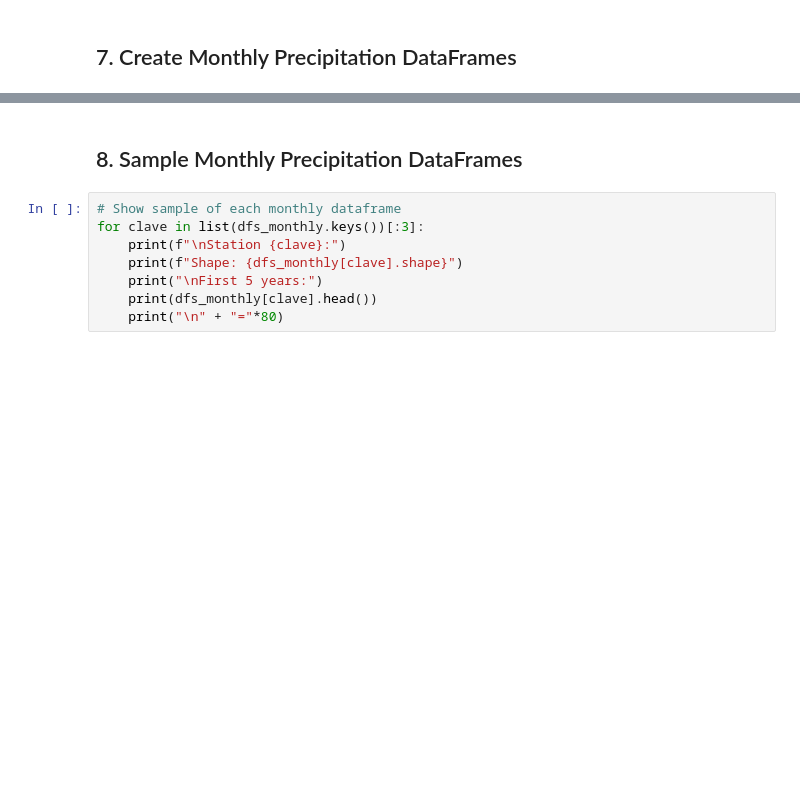
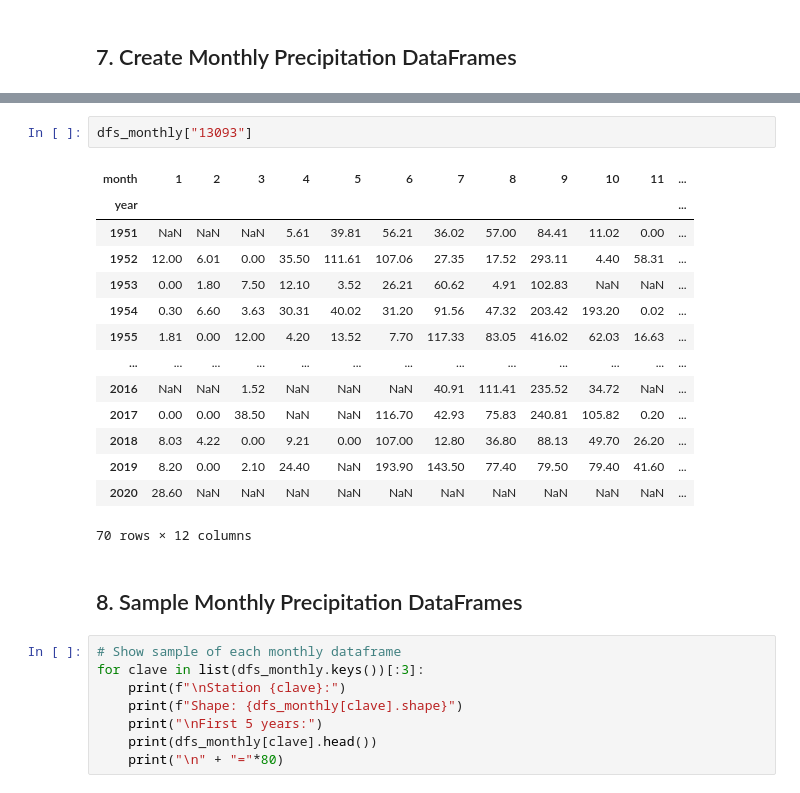
Before and after one commit to alejandroceba/mini-hidroelectrica-eh-26289, a Jupyter notebook: notebooks/precipitacion.ipynb, the cells around one changed output, grey strips where cells are left out. Drawn from its saved outputs; the diff is of its cells as text; blank space fills up the shorter version.

```diff
--- a/notebooks/precipitacion.ipynb
+++ b/notebooks/precipitacion.ipynb
@@ -426,3 +470,20 @@ Successfully created 16 monthly DataFrames
+# %%
+dfs_monthly["13093"]
+# %% [output]
+| month | 1 | 2 | 3 | 4 | 5 | 6 | 7 | 8 | 9 | 10 | 11 | ... |
+| year |  |  |  |  |  |  |  |  |  |  |  | ... |
+| 1951 | NaN | NaN | NaN | 5.61 | 39.81 | 56.21 | 36.02 | 57.00 | 84.41 | 11.02 | 0.00 | ... |
+| 1952 | 12.00 | 6.01 | 0.00 | 35.50 | 111.61 | 107.06 | 27.35 | 17.52 | 293.11 | 4.40 | 58.31 | ... |
+| 1953 | 0.00 | 1.80 | 7.50 | 12.10 | 3.52 | 26.21 | 60.62 | 4.91 | 102.83 | NaN | NaN | ... |
+| 1954 | 0.30 | 6.60 | 3.63 | 30.31 | 40.02 | 31.20 | 91.56 | 47.32 | 203.42 | 193.20 | 0.02 | ... |
+| 1955 | 1.81 | 0.00 | 12.00 | 4.20 | 13.52 | 7.70 | 117.33 | 83.05 | 416.02 | 62.03 | 16.63 | ... |
+| ... | ... | ... | ... | ... | ... | ... | ... | ... | ... | ... | ... | ... |
+| 2016 | NaN | NaN | 1.52 | NaN | NaN | NaN | 40.91 | 111.41 | 235.52 | 34.72 | NaN | ... |
+| 2017 | 0.00 | 0.00 | 38.50 | NaN | NaN | 116.70 | 42.93 | 75.83 | 240.81 | 105.82 | 0.20 | ... |
+| 2018 | 8.03 | 4.22 | 0.00 | 9.21 | 0.00 | 107.00 | 12.80 | 36.80 | 88.13 | 49.70 | 26.20 | ... |
+| 2019 | 8.20 | 0.00 | 2.10 | 24.40 | NaN | 193.90 | 143.50 | 77.40 | 79.50 | 79.40 | 41.60 | ... |
+| 2020 | 28.60 | NaN | NaN | NaN | NaN | NaN | NaN | NaN | NaN | NaN | NaN | ... |
+70 rows × 12 columns
 # %% [markdown]
 ## 8. Sample Monthly Precipitation DataFrames
 # %%
```
Also changed, not shown: parts of 21 cells of this notebook, 4 other files.
